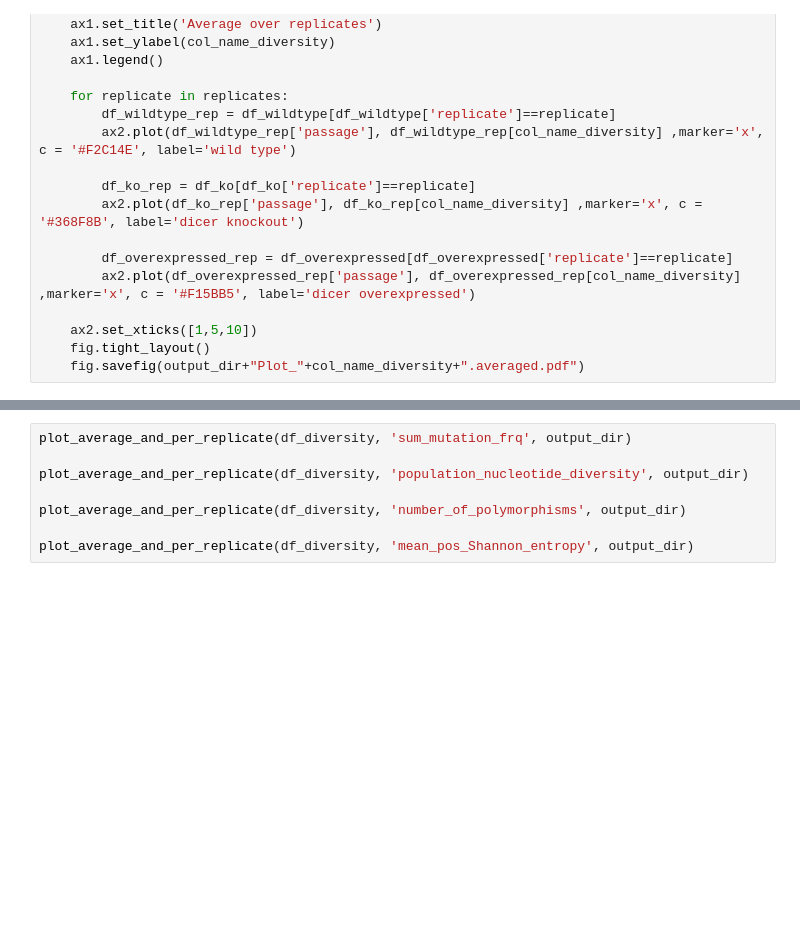
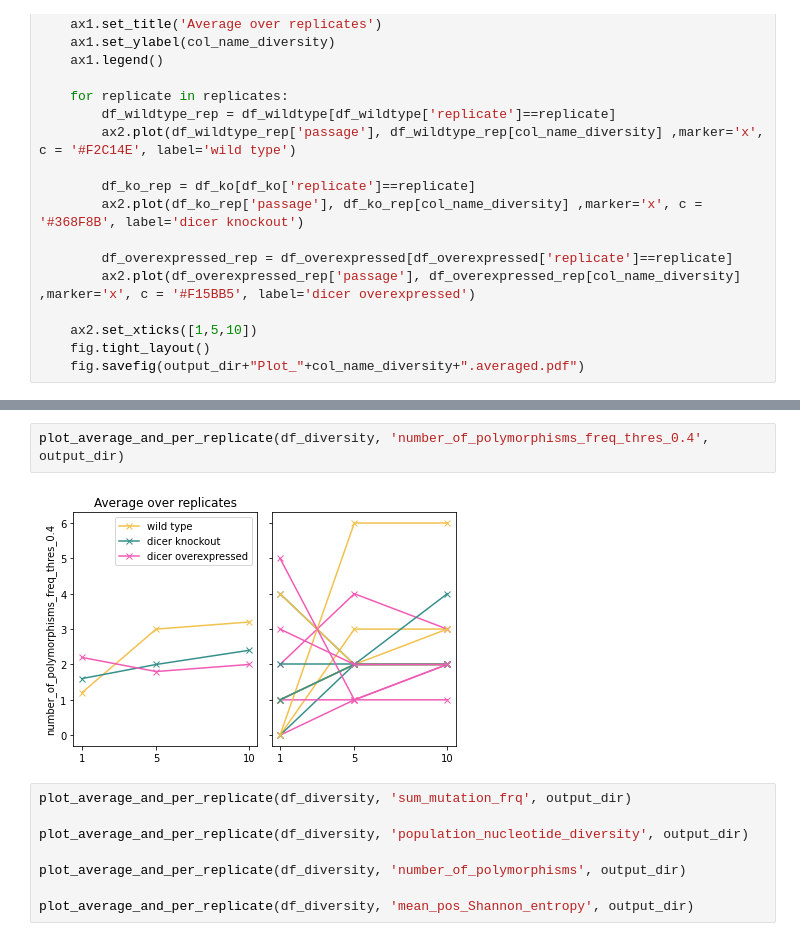
Before and after one commit to LaraFuhrmann/DCV-Evolution-Data-Processing, a Jupyter notebook: workflow/notebooks/compute_diversity.ipynb, the cells around one changed output, grey strips where cells are left out. Drawn from its saved outputs; the diff is of its cells as text; blank space fills up the shorter version.

```diff
--- a/workflow/notebooks/compute_diversity.ipynb
+++ b/workflow/notebooks/compute_diversity.ipynb
@@ -105,3 +120,7 @@ def plot_average_and_per_replicate(df_diversity, col_name_diversity, output_dir)
+# %%
+plot_average_and_per_replicate(df_diversity, 'number_of_polymorphisms_freq_thres_0.4', output_dir)
+# %% [output]
+[figure, added]
 # %%
 plot_average_and_per_replicate(df_diversity, 'sum_mutation_frq', output_dir)
 
```
Also changed, not shown: parts of 4 cells of this notebook.
